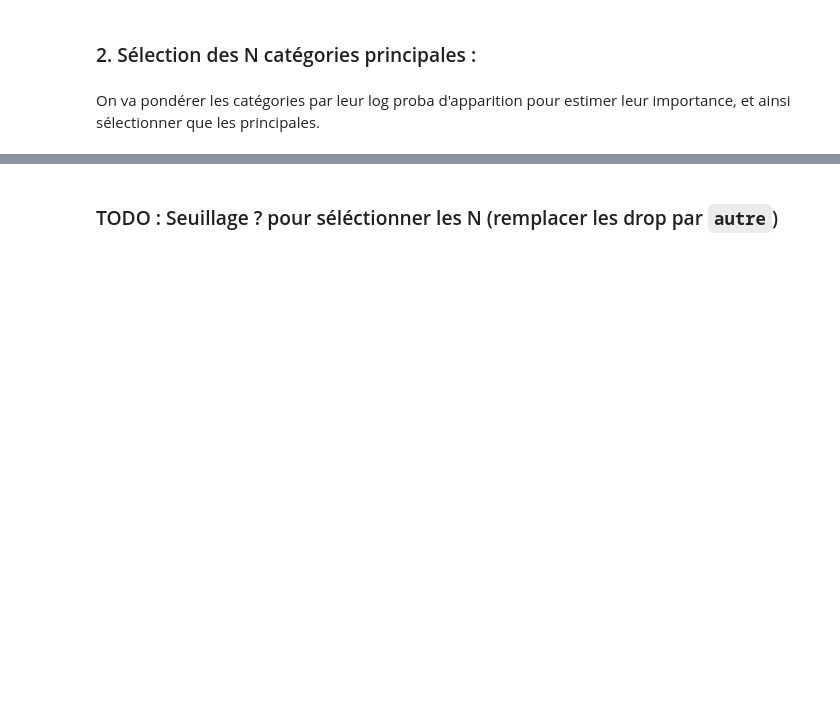
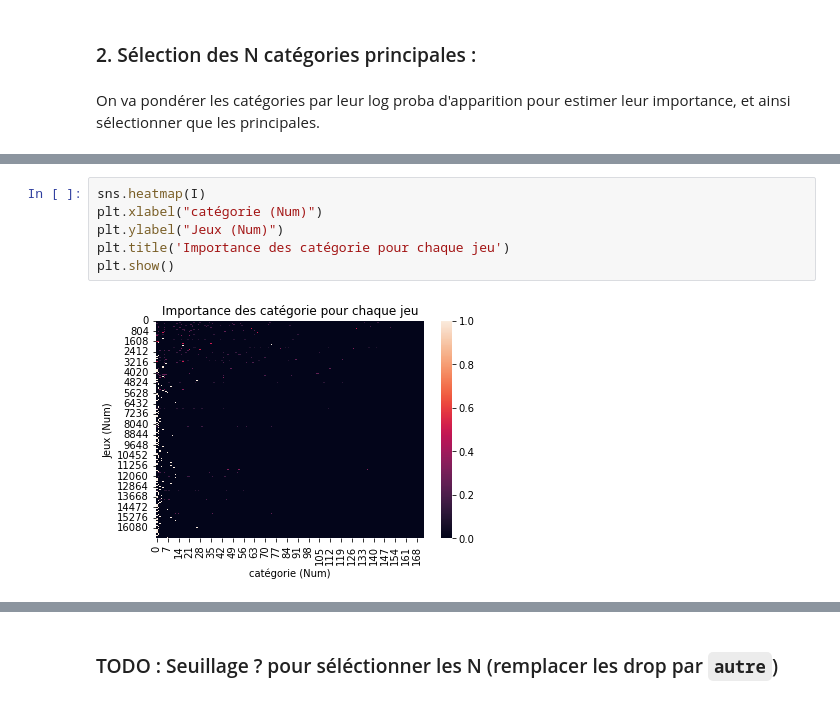
Before and after one commit to Amayas29/review-analysis, a Jupyter notebook: src/categories_clustering.ipynb, the cells around one changed output, grey strips where cells are left out. Saved outputs shown, nothing was run; the diff lists cells and outputs as text; blank space fills up the shorter version.

```diff
--- a/src/categories_clustering.ipynb
+++ b/src/categories_clustering.ipynb
@@ -152,0 +182,8 @@ plt.show()
+# %%
+sns.heatmap(I)
+plt.xlabel("catégorie (Num)")
+plt.ylabel("Jeux (Num)")
+plt.title('Importance des catégorie pour chaque jeu')
+plt.show()
+# %% [output]
+[figure, added]
```
Also changed, not shown: parts of 16 cells of this notebook.
